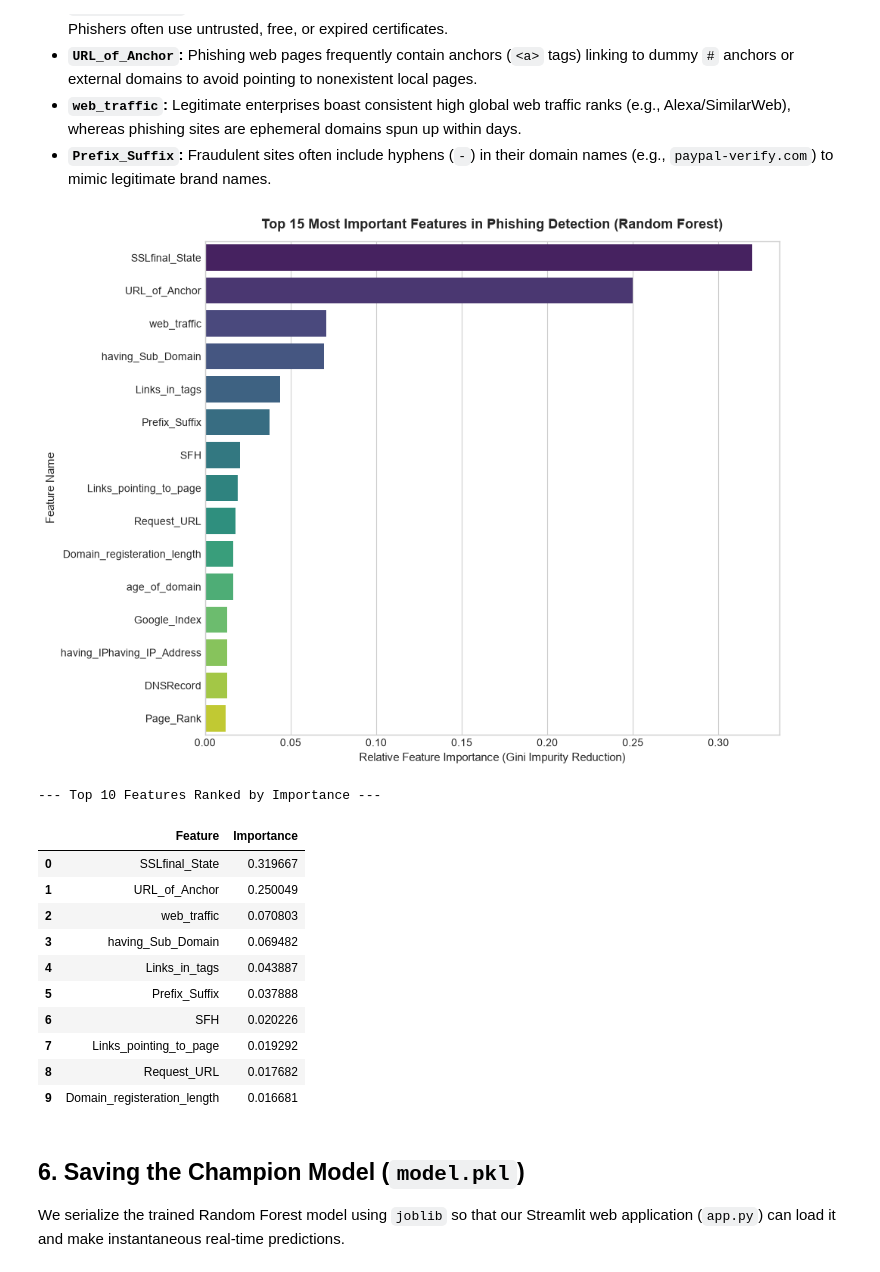
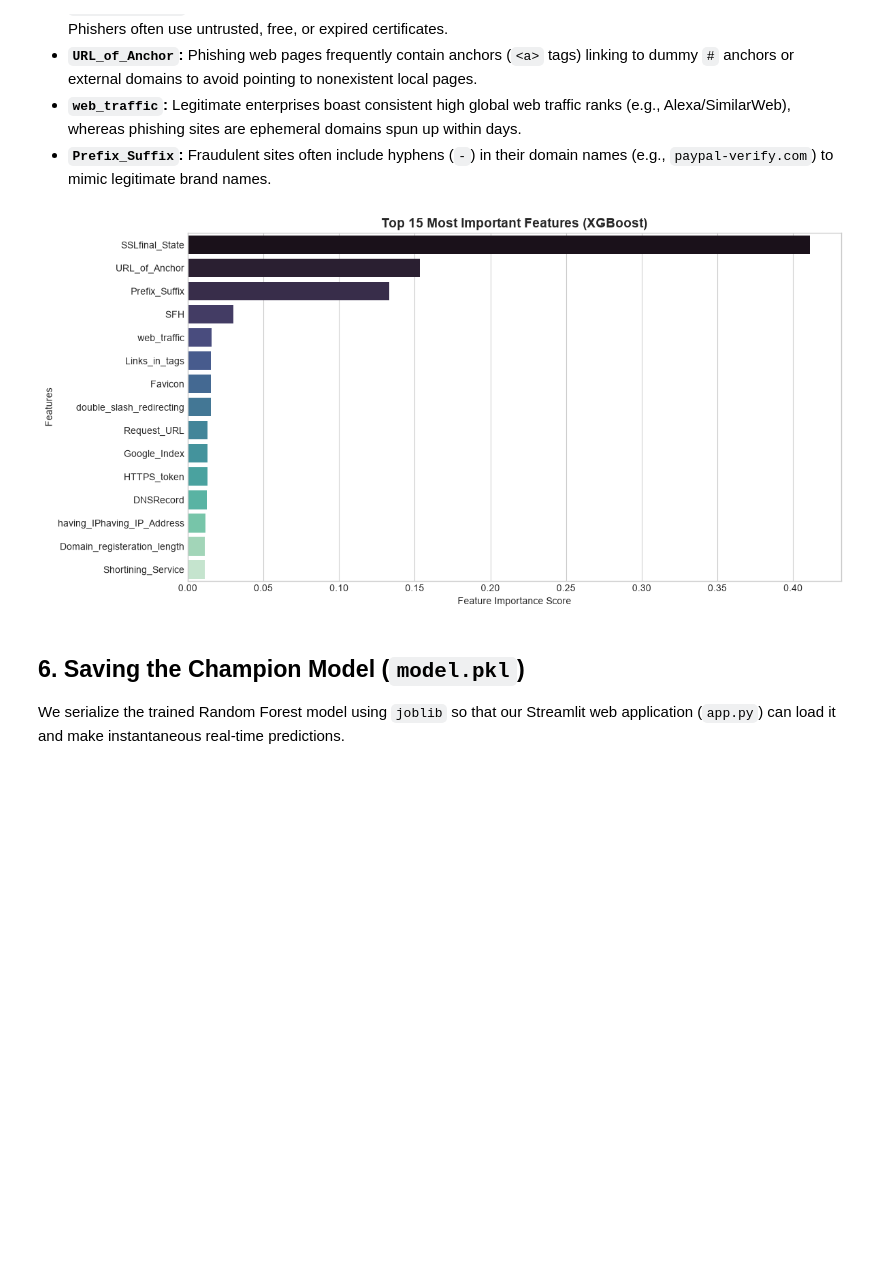
Before and after one commit to yashvichauhan01/phishing-website-detection, a Jupyter notebook: notebook.ipynb, the cells around one changed output. Cells and saved outputs as stored; diff of their text form; code cells hidden in the pictures; blank space fills up the shorter version.

Commit message:
feat: complete project with Phase 2 model, error analysis, robustness checks, tests and updated app

```diff
--- a/notebook.ipynb
+++ b/notebook.ipynb
@@ -370,44 +393,23 @@ We now inspect the feature importances derived from Mean Decrease in Impurity (G
 - **`web_traffic`:** Legitimate enterprises boast consistent high global web traffic ranks (e.g., Alexa/SimilarWeb), whereas phishing sites are ephemeral domains spun up within days.
 - **`Prefix_Suffix`:** Fraudulent sites often include hyphens (`-`) in their domain names (e.g., `paypal-verify.com`) to mimic legitimate brand names.
 # %%
-# Extract feature importances from Random Forest
-best_model = trained_models['Random Forest']
-importances = best_model.feature_importances_
+# Extract feature importances from Champion Model
+best_model = trained_models[champion_name]
 
-feat_imp_df = pd.DataFrame({
-    'Feature': X.columns,
-    'Importance': importances
-}).sort_values(by='Importance', ascending=False)
+if hasattr(best_model, 'feature_importances_'):
+    importances = best_model.feature_importances_
+    feat_names = X.columns
+    sorted_idx = np.argsort(importances)[::-1]
 
-plt.figure(figsize=(10, 7.5))
-sns.barplot(
-    data=feat_imp_df.head(15),
-    x='Importance',
-    y='Feature',
-    palette='viridis'
-)
-plt.title('Top 15 Most Important Features in Phishing Detection (Random Forest)', fontsize=13, fontweight='bold', pad=12)
-plt.xlabel('Relative Feature Importance (Gini Impurity Reduction)', fontsize=11)
-plt.ylabel('Feature Name', fontsize=11)
-plt.tight_layout()
-plt.show()
-
-print("--- Top 10 Features Ranked by Importance ---")
-feat_imp_df.head(10).reset_index(drop=True)
+    plt.figure(figsize=(12, 6))
+    sns.barplot(x=importances[sorted_idx][:15], y=[feat_names[i] for i in sorted_idx][:15], palette='mako')
+    plt.title(f'Top 15 Most Important Features ({champion_name})', fontsize=14, fontweight='bold')
+    plt.xlabel('Feature Importance Score')
+    plt.ylabel('Features')
+    plt.tight_layout()
+    plt.show()
 # %% [output]
-[figure, old version]
+[figure, new version]
---- Top 10 Features Ranked by Importance ---
-|  | Feature | Importance |
-| 0 | SSLfinal_State | 0.319667 |
-| 1 | URL_of_Anchor | 0.250049 |
-| 2 | web_traffic | 0.070803 |
-| 3 | having_Sub_Domain | 0.069482 |
-| 4 | Links_in_tags | 0.043887 |
-| 5 | Prefix_Suffix | 0.037888 |
-| 6 | SFH | 0.020226 |
-| 7 | Links_pointing_to_page | 0.019292 |
-| 8 | Request_URL | 0.017682 |
-| 9 | Domain_registeration_length | 0.016681 |
 # %% [markdown]
 ## 6. Saving the Champion Model (`model.pkl`)
 
```
Also changed, not shown: parts of 5 cells of this notebook, 21 other files.
